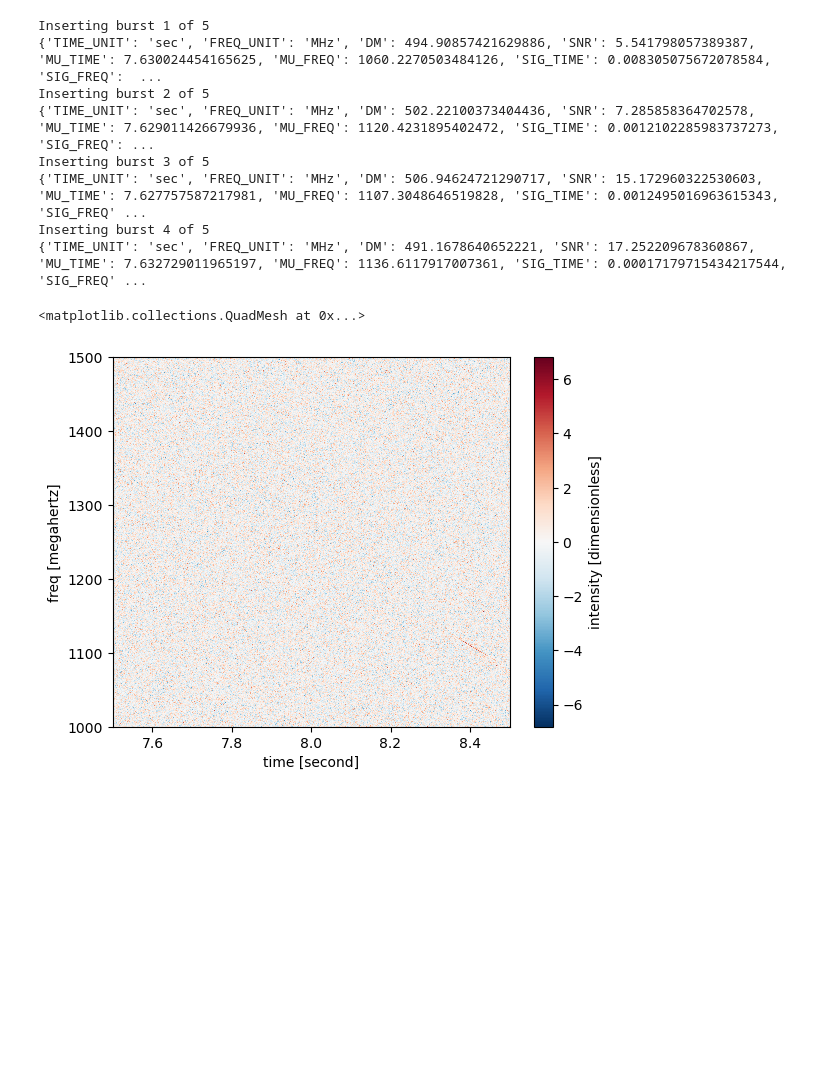
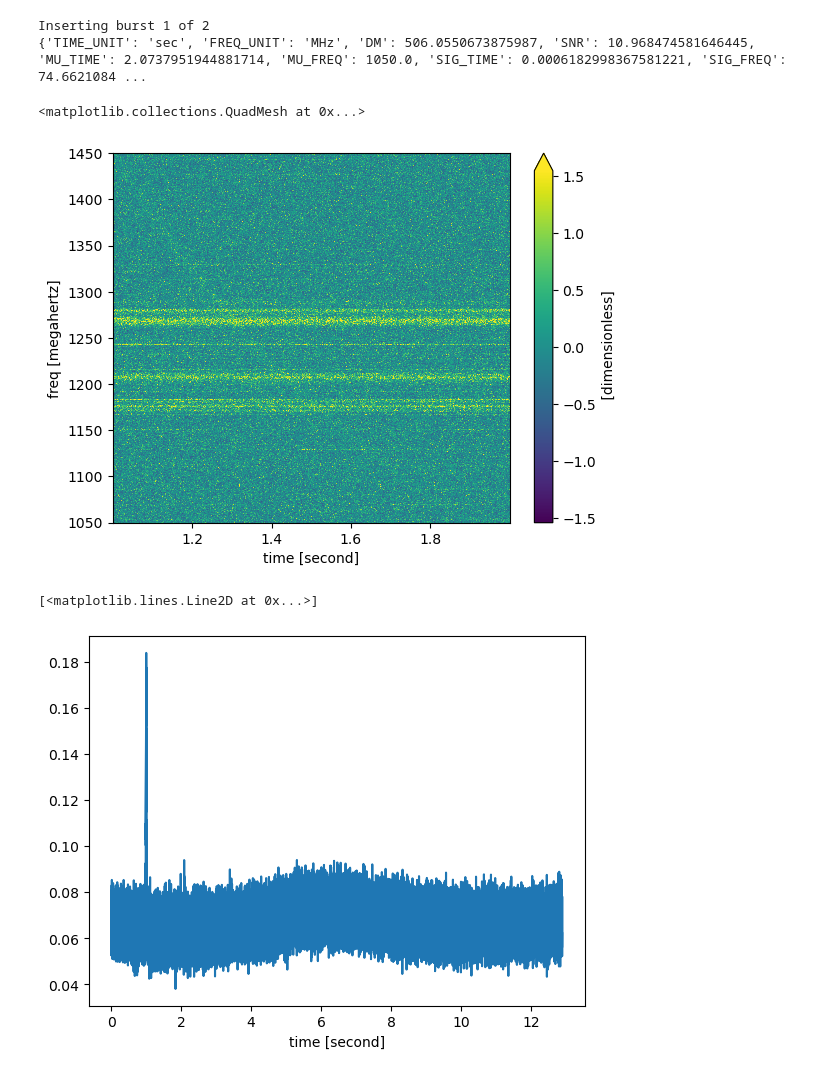
Before and after one commit to sniedbalski/FRBsimulator, a Jupyter notebook: sandbox.ipynb, the cells around one changed output. Cells and saved outputs as stored; diff of their text form; code cells hidden in the pictures; blank space fills up the shorter version.

```diff
--- a/sandbox.ipynb
+++ b/sandbox.ipynb
@@ -4,4 +4,6 @@ import backClasses as bc
 # %%
+fits_path = '/Users/sashabawniedbalski/Desktop/FAST Data/FRB121102_tracking-M01_0010.fits'
+
 fits_params = {'TUNIT13':'MHz',
                'OBSFREQ':1250,
                'OBSBW':500,
@@ -10,7 +12,8 @@ fits_params = {'TUNIT13':'MHz',
                'TUNIT1':'s',
                'NSBLK':1024,
                'NAXIS2':128,
-               'TBIN':.000098304}
+               'TBIN':.000098304,
+               'STDV_NOISE':1}
 
 burst_params = {'TIME_UNIT':'s',
                 'FREQ_UNIT':'MHz',
@@ -20,14 +23,10 @@ burst_params = {'TIME_UNIT':'s',
                 'MU_FREQ':1250,
                 'SIG_TIME':10e-3,
                 'SIG_FREQ':200}
-# %%
-dynamic = fc.SimulateSadTrombone(params=fits_params)
-# %% [output]
-Inserting burst 1 of 5
-{'TIME_UNIT': 'sec', 'FREQ_UNIT': 'MHz', 'DM': 494.90857421629886, 'SNR': 5.541798057389387, 'MU_TIME': 7.630024454165625, 'MU_FREQ': 1060.2270503484126, 'SIG_TIME': 0.008305075672078584, 'SIG_FREQ':  ...
-Inserting burst 2 of 5
-{'TIME_UNIT': 'sec', 'FREQ_UNIT': 'MHz', 'DM': 502.22100373404436, 'SNR': 7.285858364702578, 'MU_TIME': 7.629011426679936, 'MU_FREQ': 1120.4231895402472, 'SIG_TIME': 0.0012102285983737273, 'SIG_FREQ': ...
-Inserting burst 3 of 5
-{'TIME_UNIT': 'sec', 'FREQ_UNIT': 'MHz', 'DM': 506.94624721290717, 'SNR': 15.172960322530603, 'MU_TIME': 7.627757587217981, 'MU_FREQ': 1107.3048646519828, 'SIG_TIME': 0.0012495016963615343, 'SIG_FREQ' ...
-Inserting burst 4 of 5
-{'TIME_UNIT': 'sec', 'FREQ_UNIT': 'MHz', 'DM': 491.1678640652221, 'SNR': 17.252209678360867, 'MU_TIME': 7.632729011965197, 'MU_FREQ': 1136.6117917007361, 'SIG_TIME': 0.00017179715434217544, 'SIG_FREQ' ...
+# %%
+bs = rc.FitsExtracted(path=fits_path)
+# %%
+ds = fc.SimulateSadTrombone(params=bs.params, dynamic_input=bs.data)
+# %% [output]
+Inserting burst 1 of 2
+{'TIME_UNIT': 'sec', 'FREQ_UNIT': 'MHz', 'DM': 506.0550673875987, 'SNR': 10.968474581646445, 'MU_TIME': 2.0737951944881714, 'MU_FREQ': 1050.0, 'SIG_TIME': 0.0006182998367581221, 'SIG_FREQ': 74.6621084 ...
@@ -34,6 +35,6 @@ Inserting burst 4 of 5
 # %%
-dynamic.dynamic_frame.sel(time=slice(7.5,8.5)).plot(x='time')
+ds.dynamic_frame.sel(time=slice(1,2)).plot(x='time', vmin=-5*ds.STDV_NOISE, vmax=5*ds.STDV_NOISE)
 # %% [output]
 <matplotlib.collections.QuadMesh at 0x...>
-[figure, old version]
+[figure, new version]
 # %%
@@ -41 +42,6 @@ dynamic.disperse(dm=-500)
+# %%
+ds.dynamic_frame.mean(dim='freq').plot()
+# %% [output]
+[<matplotlib.lines.Line2D at 0x...>]
+[figure, added]
 # %%
```
Also changed, not shown: parts of 6 cells of this notebook, 4 other files.
